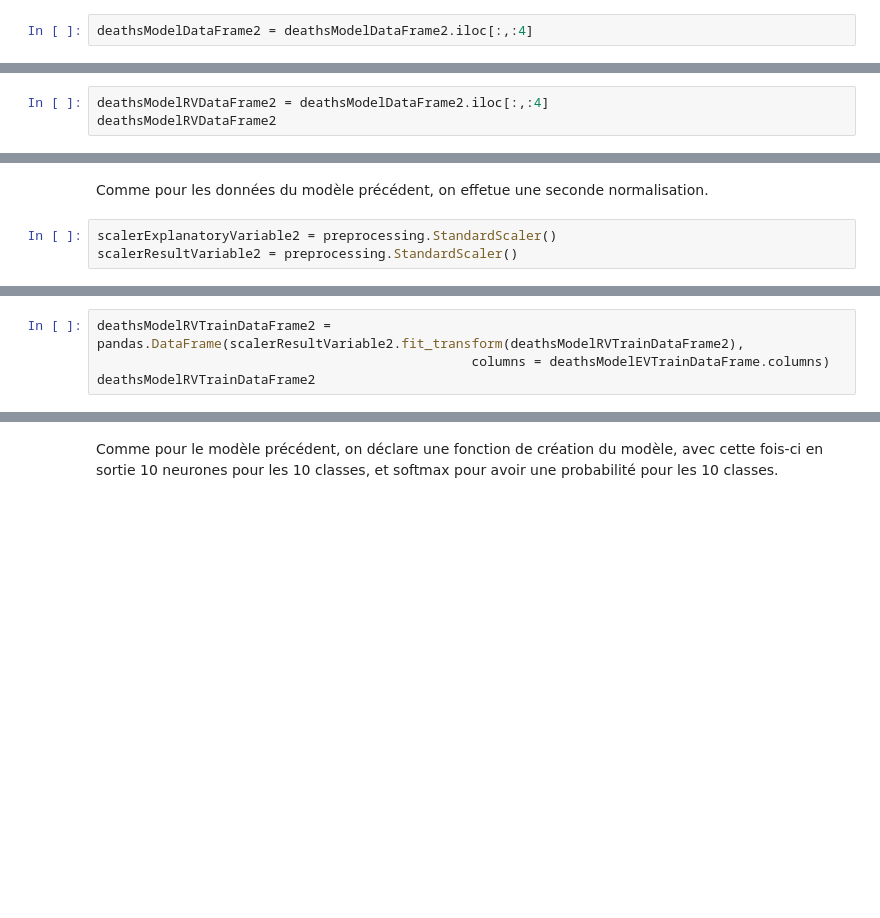
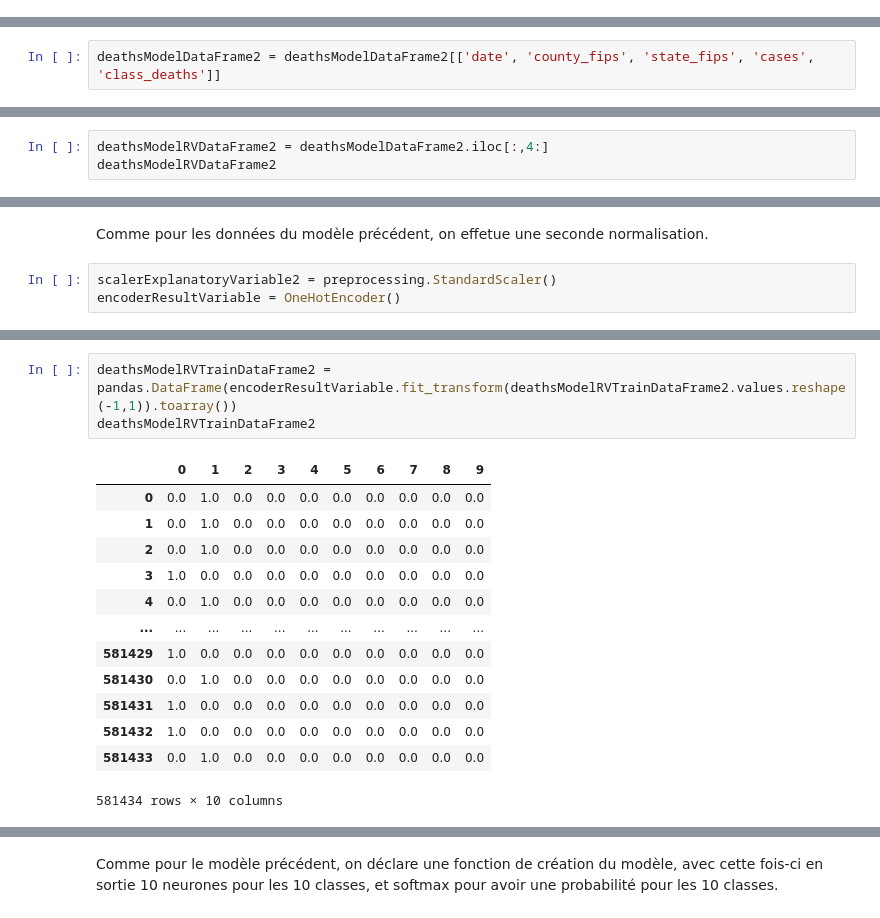
Before and after one commit to LordOfRaptor/Study-USA-Covid-19-Data, a Jupyter notebook: src/script_data_mining.ipynb, the cells around one changed output, grey strips where cells are left out. Drawn from its saved outputs; the diff is of its cells as text; blank space fills up the shorter version.

```diff
--- a/src/script_data_mining.ipynb
+++ b/src/script_data_mining.ipynb
@@ -1120,5 +1142,3 @@ array([ 2,  3,  1,  8,  4,  7,  9,  5,  6, 10], dtype=int64)
 len(deathsModelDataFrame2['class_deaths'].unique())
 # %% [output]
 10
-# %%
-deathsModelDataFrame2 = deathsModelDataFrame2.iloc[:,:4]
@@ -1127,2 +1145,4 @@ SyntaxError: invalid syntax (1481672276.py, line 1)
+# %%
+deathsModelDataFrame2 = deathsModelDataFrame2[['date', 'county_fips', 'state_fips', 'cases', 'class_deaths']]
 # %%
 deathsModelDataFrame2
@@ -1148,3 +1252,3 @@ deathsModelEVDataFrame2
 # %%
-deathsModelRVDataFrame2 = deathsModelDataFrame2.iloc[:,:4]
+deathsModelRVDataFrame2 = deathsModelDataFrame2.iloc[:,4:]
 deathsModelRVDataFrame2
@@ -1156,6 +1338,6 @@ deathsModelEVTrainDataFrame2, deathsModelEVTestDataFrame2, deathsModelRVTrainDat
 Comme pour les données du modèle précédent, on effetue une seconde normalisation.
 # %%
 scalerExplanatoryVariable2 = preprocessing.StandardScaler()
-scalerResultVariable2 = preprocessing.StandardScaler()
+encoderResultVariable = OneHotEncoder()
 # %%
 deathsModelEVTrainDataFrame2 = pandas.DataFrame(scalerExplanatoryVariable2.fit_transform(deathsModelEVTrainDataFrame2),
@@ -1164,6 +1360,19 @@ deathsModelEVTrainDataFrame2
 # %%
-deathsModelRVTrainDataFrame2 = pandas.DataFrame(scalerResultVariable2.fit_transform(deathsModelRVTrainDataFrame2),
-                                                columns = deathsModelEVTrainDataFrame.columns)
+deathsModelRVTrainDataFrame2 = pandas.DataFrame(encoderResultVariable.fit_transform(deathsModelRVTrainDataFrame2.values.reshape(-1,1)).toarray())
 deathsModelRVTrainDataFrame2
+# %% [output]
+|  | 0 | 1 | 2 | 3 | 4 | 5 | 6 | 7 | 8 | 9 |
+| 0 | 0.0 | 1.0 | 0.0 | 0.0 | 0.0 | 0.0 | 0.0 | 0.0 | 0.0 | 0.0 |
+| 1 | 0.0 | 1.0 | 0.0 | 0.0 | 0.0 | 0.0 | 0.0 | 0.0 | 0.0 | 0.0 |
+| 2 | 0.0 | 1.0 | 0.0 | 0.0 | 0.0 | 0.0 | 0.0 | 0.0 | 0.0 | 0.0 |
+| 3 | 1.0 | 0.0 | 0.0 | 0.0 | 0.0 | 0.0 | 0.0 | 0.0 | 0.0 | 0.0 |
+| 4 | 0.0 | 1.0 | 0.0 | 0.0 | 0.0 | 0.0 | 0.0 | 0.0 | 0.0 | 0.0 |
+| ... | ... | ... | ... | ... | ... | ... | ... | ... | ... | ... |
+| 581429 | 1.0 | 0.0 | 0.0 | 0.0 | 0.0 | 0.0 | 0.0 | 0.0 | 0.0 | 0.0 |
+| 581430 | 0.0 | 1.0 | 0.0 | 0.0 | 0.0 | 0.0 | 0.0 | 0.0 | 0.0 | 0.0 |
+| 581431 | 1.0 | 0.0 | 0.0 | 0.0 | 0.0 | 0.0 | 0.0 | 0.0 | 0.0 | 0.0 |
+| 581432 | 1.0 | 0.0 | 0.0 | 0.0 | 0.0 | 0.0 | 0.0 | 0.0 | 0.0 | 0.0 |
+| 581433 | 0.0 | 1.0 | 0.0 | 0.0 | 0.0 | 0.0 | 0.0 | 0.0 | 0.0 | 0.0 |
+581434 rows × 10 columns
 # %%
 deathsModelEVTestDataFrame2 = pandas.DataFrame(scalerExplanatoryVariable2.fit_transform(deathsModelEVTestDataFrame2),
```
Also changed, not shown: parts of 41 cells of this notebook, 2 other files.
